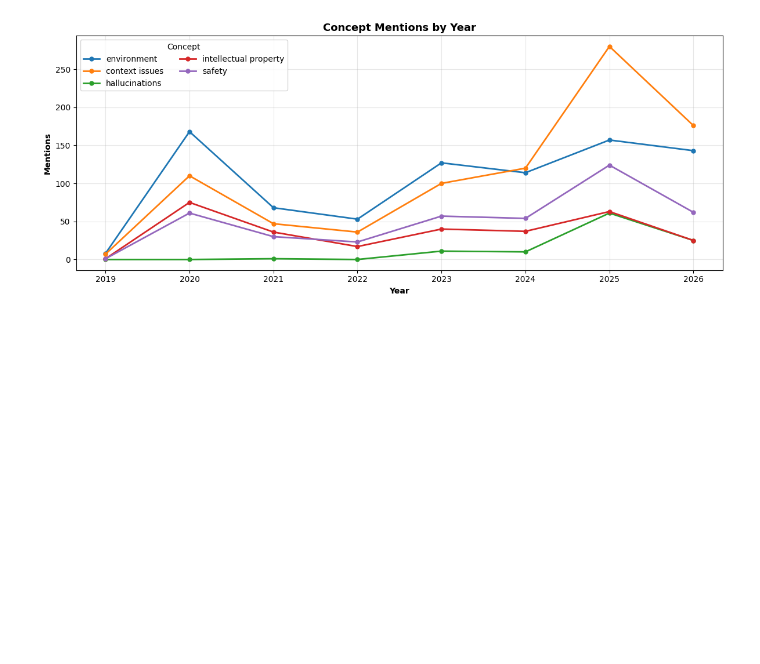
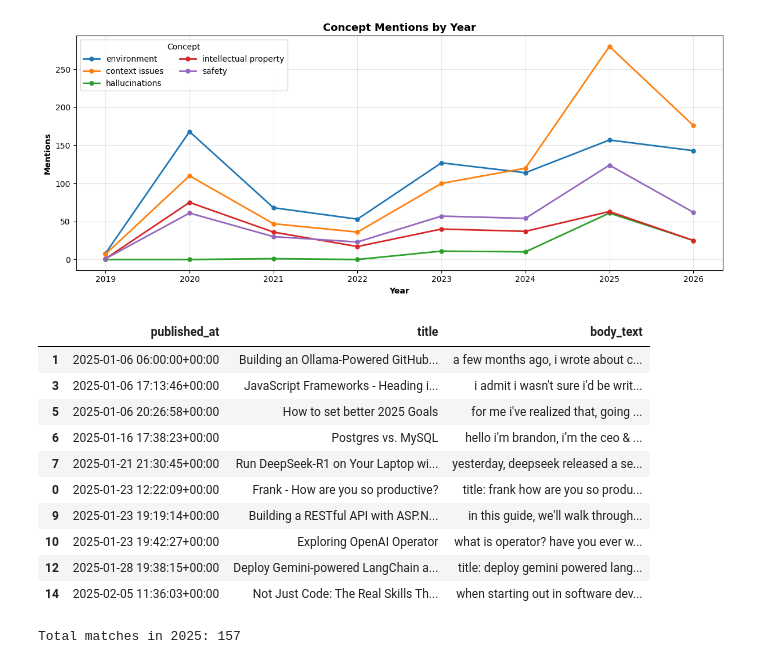
Before and after one commit to abbhinavsriram/CAP5771-abbhinav.sriram, a Jupyter notebook: dev_notebooks/dev_data_exploration.ipynb, the cells around one changed output. Saved outputs shown, nothing was run; the diff lists cells and outputs as text; code cells hidden in the pictures; blank space fills up the shorter version.

```diff
--- a/dev_notebooks/dev_data_exploration.ipynb
+++ b/dev_notebooks/dev_data_exploration.ipynb
@@ -285,3 +296,42 @@ plt.savefig("images/concept_mentions_by_year.png", dpi=300, bbox_inches="tight")
 plt.show()
 # %% [output]
 [figure]
+# %%
+# Articles where body_text mentions 'environment' in 2025
+pattern = r"\benvironment\b"
+
+with sqlite3.connect(DB_PATH) as conn:
+    env_body_df = pd.read_sql_query(
+        """
+        SELECT published_at, title, body_text
+        FROM articles
+        WHERE published_at IS NOT NULL
+          AND body_text IS NOT NULL
+          AND strftime('%Y', published_at) = '2025'
+          AND LOWER(body_text) LIKE '%environment%'
+        """,
+        conn,
+    )
+
+env_body_df["published_at"] = pd.to_datetime(env_body_df["published_at"], utc=True, errors="coerce")
+env_body_df["body_text"] = env_body_df["body_text"].str.lower()
+
+env_body_df = env_body_df[
+    env_body_df["body_text"].str.contains(pattern, regex=True, na=False)
+].sort_values("published_at")
+
+display(env_body_df[["published_at", "title", "body_text"]].head(10))
+print(f"Total matches in 2025: {len(env_body_df)}")
+# %% [output]
+|  | published_at | title | body_text |
+| 1 | 2025-01-06 06:00:00+00:00 | Building an Ollama-Powered GitHub... | a few months ago, i wrote about c... |
+| 3 | 2025-01-06 17:13:46+00:00 | JavaScript Frameworks - Heading i... | i admit i wasn't sure i'd be writ... |
+| 5 | 2025-01-06 20:26:58+00:00 | How to set better 2025 Goals | for me i've realized that, going ... |
+| 6 | 2025-01-16 17:38:23+00:00 | Postgres vs. MySQL | hello i'm brandon, i’m the ceo & ... |
+| 7 | 2025-01-21 21:30:45+00:00 | Run DeepSeek-R1 on Your Laptop wi... | yesterday, deepseek released a se... |
+| 0 | 2025-01-23 12:22:09+00:00 | Frank - How are you so productive? | title: frank how are you so produ... |
+| 9 | 2025-01-23 19:19:14+00:00 | Building a RESTful API with ASP.N... | in this guide, we'll walk through... |
+| 10 | 2025-01-23 19:42:27+00:00 | Exploring OpenAI Operator | what is operator? have you ever w... |
+| 12 | 2025-01-28 19:38:15+00:00 | Deploy Gemini-powered LangChain a... | title: deploy gemini powered lang... |
+| 14 | 2025-02-05 11:36:03+00:00 | Not Just Code: The Real Skills Th... | when starting out in software dev... |
+Total matches in 2025: 157
```
Also changed, not shown: parts of 12 cells of this notebook, 1 other file.
